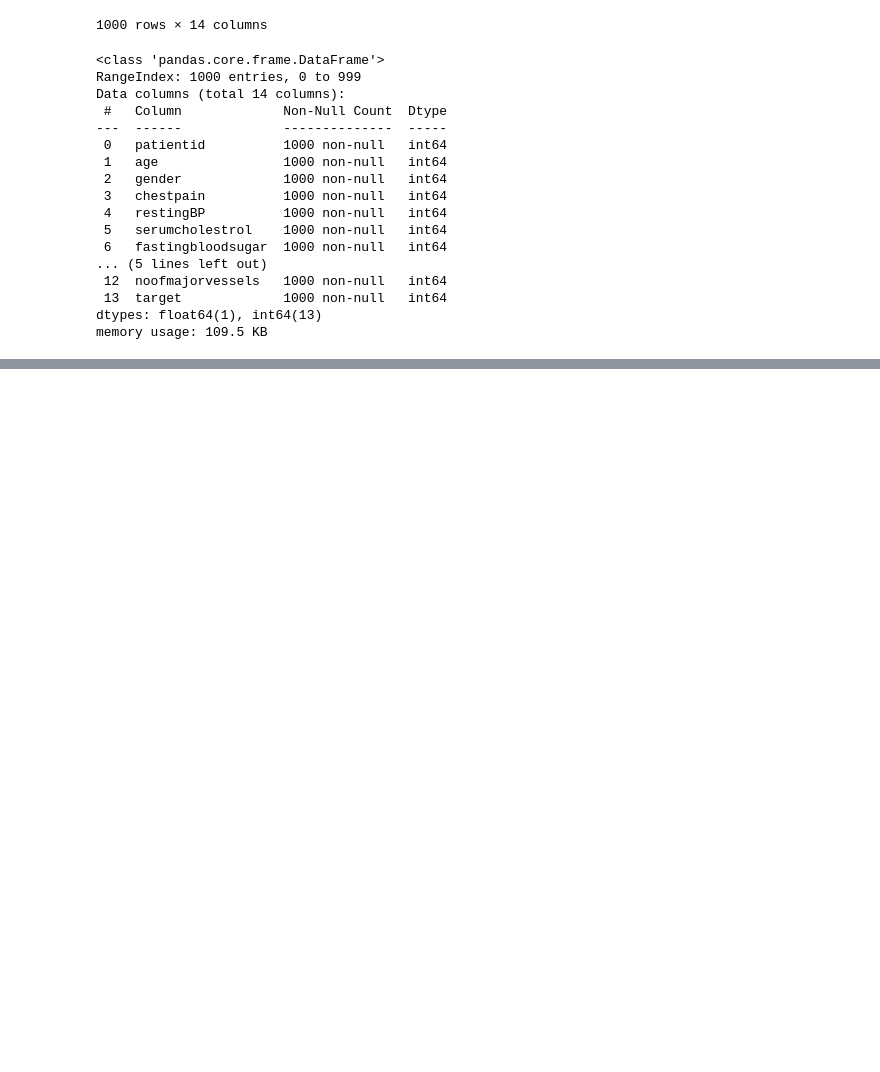
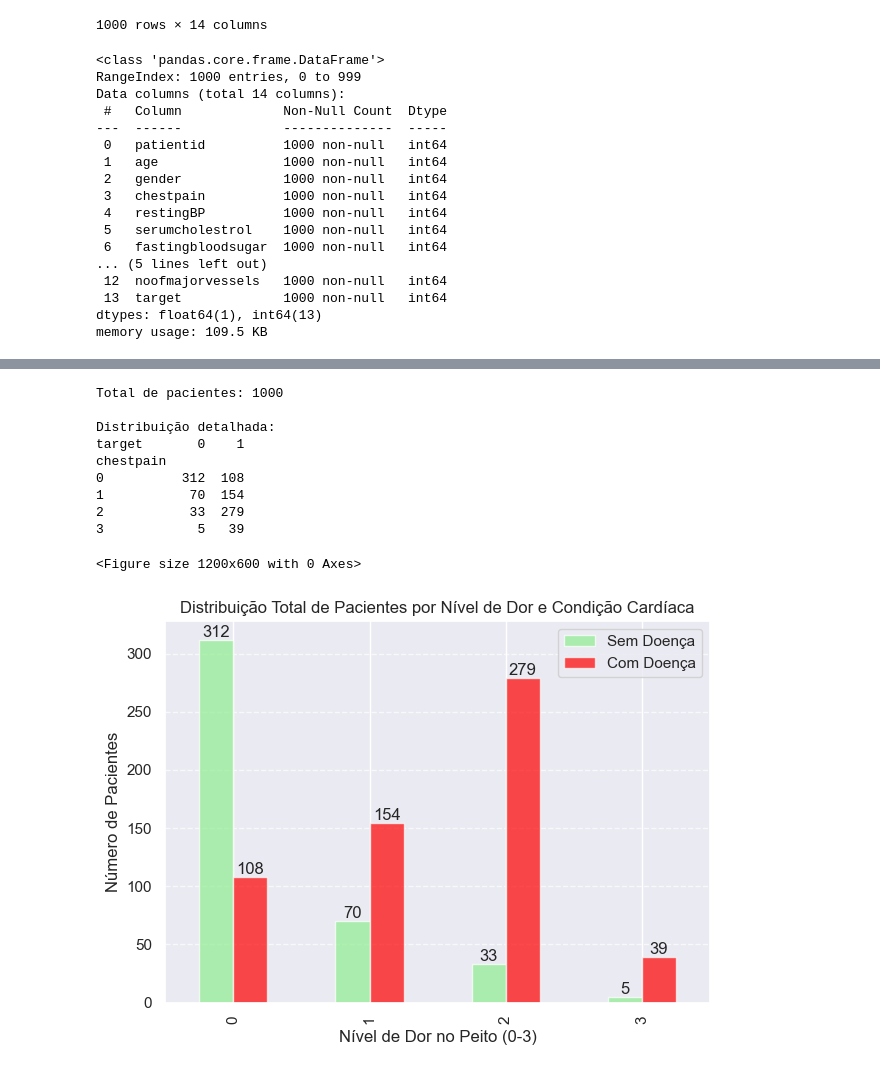
Before and after one commit to joaoizidioLoiola/PJ-Topicos_Avancados, a Jupyter notebook: TesteTopicosAvançados_T1 (2).ipynb, the cells around one changed output, grey strips where cells are left out. Saved outputs shown, nothing was run; the diff lists cells and outputs as text; code cells hidden in the pictures; blank space fills up the shorter version.

```diff
--- a/TesteTopicosAvançados_T1 (2).ipynb
+++ b/TesteTopicosAvançados_T1 (2).ipynb
@@ -701,0 +339,43 @@ Final Test Accuracy: 0.9599999785423279
+# %%
+# Verificar tamanho do dataset
+print("Total de pacientes:", len(data))
+
+# Verificar distribuição por dor no peito e doença
+print("\nDistribuição detalhada:")
+print(pd.crosstab(data1['chestpain'], data1['target']))
+
+# Gráfico melhorado com números totais
+plt.figure(figsize=(12, 6))
+
+# Criar tabela de contingência
+chest_disease = pd.crosstab(data1['chestpain'], data1['target'])
+
+# Gráfico de barras com valores absolutos
+ax = chest_disease.plot(kind='bar',
+                       color=['lightgreen', 'red'],
+                       alpha=0.7)
+
+# Adicionar valores sobre as barras
+for container in ax.containers:
+    ax.bar_label(container)
+
+plt.title('Distribuição Total de Pacientes por Nível de Dor e Condição Cardíaca')
+plt.xlabel('Nível de Dor no Peito (0-3)')
+plt.ylabel('Número de Pacientes')
+plt.legend(['Sem Doença', 'Com Doença'])
+plt.grid(axis='y', linestyle='--', alpha=0.7)
+
+plt.tight_layout()
+plt.show()
+# %% [output]
+Total de pacientes: 1000
+
+Distribuição detalhada:
+target       0    1
+chestpain
+0          312  108
+1           70  154
+2           33  279
+3            5   39
+<Figure size 1200x600 with 0 Axes>
+[figure, added]
```
Also changed, not shown: parts of 63 cells of this notebook, 1 other file.
